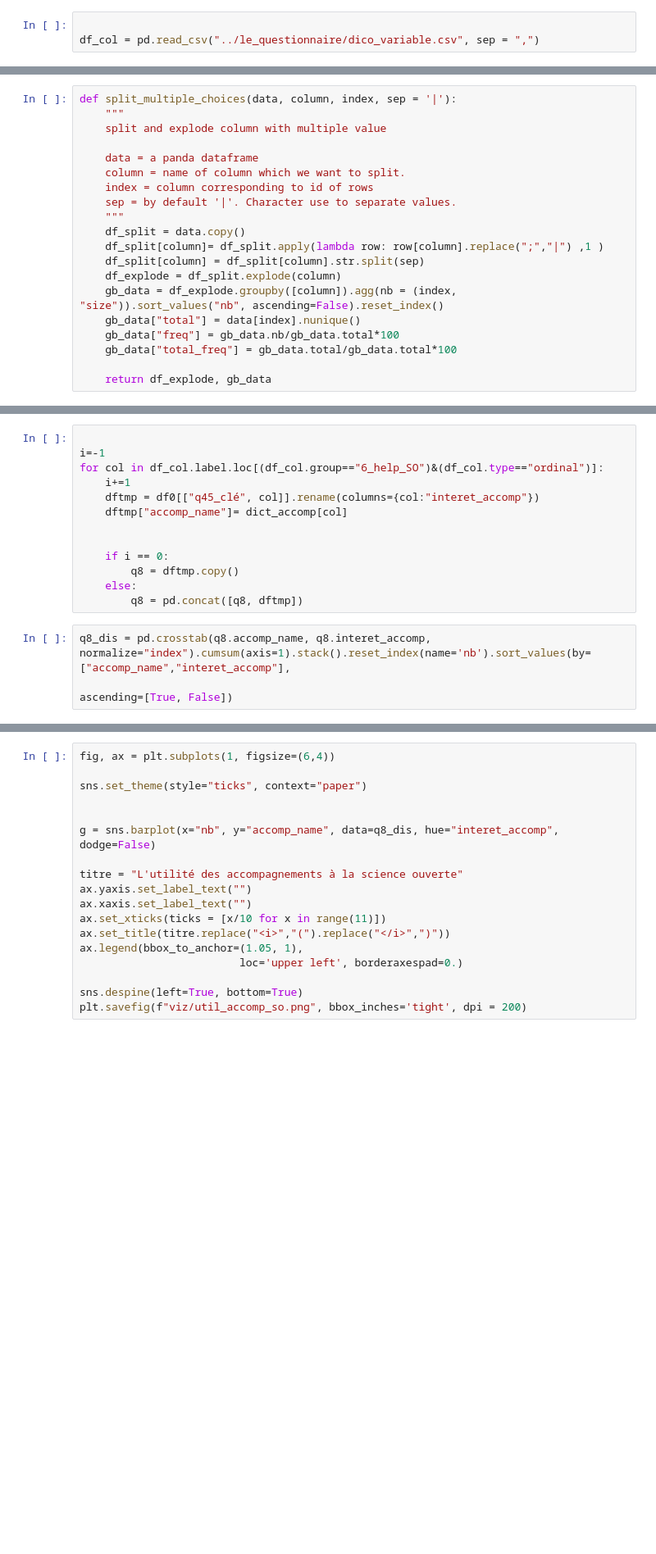
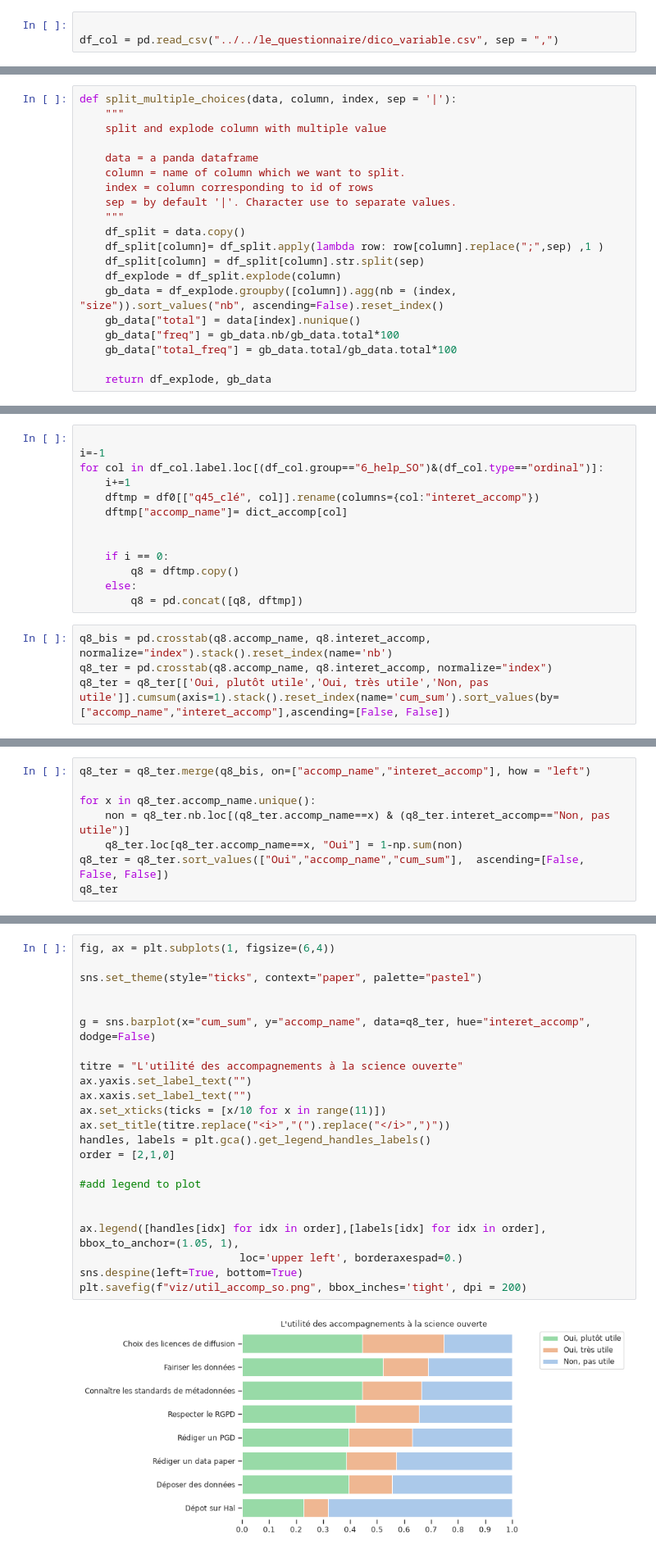
Before and after one commit to luneauaymeric/enquete_SO_p8, a Jupyter notebook: _build/jupyter_execute/script_analyse/stat_descriptive/connaissance_science_ouverte.ipynb, the cells around one changed output, grey strips where cells are left out. Shown at 82% size. Saved outputs shown, nothing was run; the diff lists cells and outputs as text; blank space fills up the shorter version.

```diff
--- a/_build/jupyter_execute/script_analyse/stat_descriptive/connaissance_science_ouverte.ipynb
+++ b/_build/jupyter_execute/script_analyse/stat_descriptive/connaissance_science_ouverte.ipynb
@@ -26,7 +27,7 @@ list_affil = pd.read_csv("list_affiliation.csv", sep =",")
 df0 = df0.loc[~df0.q45_clé.isin(["9EAP-NB4B","QNYZ-3MH2"])].merge(list_affil, on = ["q45_clé", "q44_ufr_labo"], how = "left")
 # %%
 
-df_col = pd.read_csv("../le_questionnaire/dico_variable.csv", sep = ",")
+df_col = pd.read_csv("../../le_questionnaire/dico_variable.csv", sep = ",")
 # %%
 list_nominal_simple = [x for x in df_col.label.loc[(df_col.type.isin(["simple_nominal", "booléen","ordinal"]))]]
 # %%
@@ -40,7 +41,7 @@ def split_multiple_choices(data, column, index, sep = '|'):
     sep = by default '|'. Character use to separate values.
     """
     df_split = data.copy()
-    df_split[column]= df_split.apply(lambda row: row[column].replace(";","|") ,1 )
+    df_split[column]= df_split.apply(lambda row: row[column].replace(";",sep) ,1 )
     df_split[column] = df_split[column].str.split(sep)
     df_explode = df_split.explode(column)
     gb_data = df_explode.groupby([column]).agg(nb = (index, "size")).sort_values("nb", ascending=False).reset_index()
@@ -200,5 +293,6 @@ for col in df_col.label.loc[(df_col.group=="6_help_SO")&(df_col.type=="ordinal")
     else:
         q8 = pd.concat([q8, dftmp])
 # %%
-q8_dis = pd.crosstab(q8.accomp_name, q8.interet_accomp, normalize="index").cumsum(axis=1).stack().reset_index(name='nb').sort_values(by=["accomp_name","interet_accomp"],
-                                                                                                                                     ascending=[True, False])
+q8_bis = pd.crosstab(q8.accomp_name, q8.interet_accomp, normalize="index").stack().reset_index(name='nb')
+q8_ter = pd.crosstab(q8.accomp_name, q8.interet_accomp, normalize="index")
+q8_ter = q8_ter[['Oui, plutôt utile','Oui, très utile','Non, pas utile']].cumsum(axis=1).stack().reset_index(name='cum_sum').sort_values(by=["accomp_name","interet_accomp"],ascending=[False, False])
@@ -204,0 +317,8 @@ q8_dis = pd.crosstab(q8.accomp_name, q8.interet_accomp, normalize="index").cumsu
+# %%
+q8_ter = q8_ter.merge(q8_bis, on=["accomp_name","interet_accomp"], how = "left")
+
+for x in q8_ter.accomp_name.unique():
+    non = q8_ter.nb.loc[(q8_ter.accomp_name==x) & (q8_ter.interet_accomp=="Non, pas utile")]
+    q8_ter.loc[q8_ter.accomp_name==x, "Oui"] = 1-np.sum(non)
+q8_ter = q8_ter.sort_values(["Oui","accomp_name","cum_sum"],  ascending=[False, False, False])
+q8_ter
@@ -205,18 +343,25 @@ q8_dis = pd.crosstab(q8.accomp_name, q8.interet_accomp, normalize="index").cumsu
 # %%
 fig, ax = plt.subplots(1, figsize=(6,4))
 
-sns.set_theme(style="ticks", context="paper")
+sns.set_theme(style="ticks", context="paper", palette="pastel")
 
 
-g = sns.barplot(x="nb", y="accomp_name", data=q8_dis, hue="interet_accomp", dodge=False)
+g = sns.barplot(x="cum_sum", y="accomp_name", data=q8_ter, hue="interet_accomp", dodge=False)
 
 titre = "L'utilité des accompagnements à la science ouverte"
 ax.yaxis.set_label_text("")
 ax.xaxis.set_label_text("")
 ax.set_xticks(ticks = [x/10 for x in range(11)])
 ax.set_title(titre.replace("<i>","(").replace("</i>",")"))
-ax.legend(bbox_to_anchor=(1.05, 1),
+handles, labels = plt.gca().get_legend_handles_labels()
+order = [2,1,0]
+
+#add legend to plot
+
+
+ax.legend([handles[idx] for idx in order],[labels[idx] for idx in order], bbox_to_anchor=(1.05, 1),
                          loc='upper left', borderaxespad=0.)
-
 sns.despine(left=True, bottom=True)
 plt.savefig(f"viz/util_accomp_so.png", bbox_inches='tight', dpi = 200)
+# %% [output]
+[figure, added]
```
Also changed, not shown: parts of 24 cells of this notebook, 46 other files.
